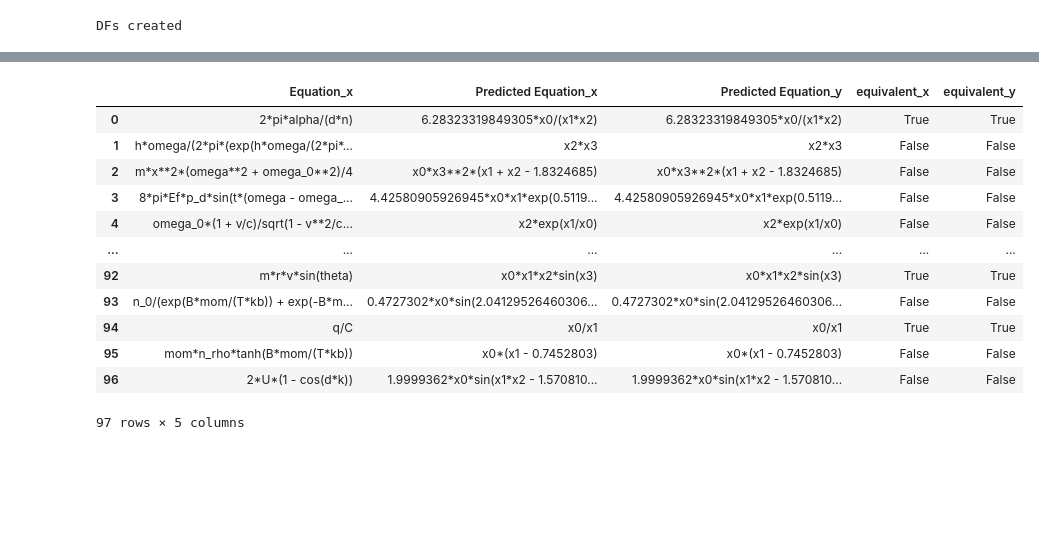
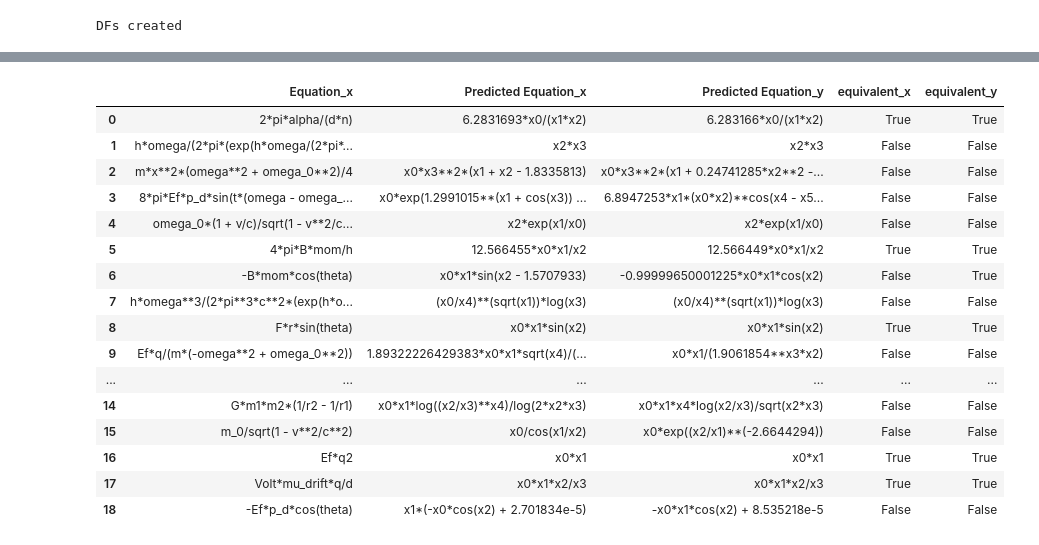
Before and after one commit to Hasith2005/final-project, a Jupyter notebook: feynman.ipynb, the cells around one changed output, grey strips where cells are left out. Saved outputs shown, nothing was run; the diff lists cells and outputs as text; code cells hidden in the pictures; blank space fills up the shorter version.

```diff
--- a/feynman.ipynb
+++ b/feynman.ipynb
@@ -471,22 +554,26 @@ df_merged.to_csv('llm_unguided_results_20_eqs')
 # previous run: 9 correct equations predicted out of 20 (ran in 30 minutes) - LLM aided
 # current run: 8 correct equations predicted out of 20 (ran in 7 minutes)
 # %%
-df_guided = pd.read_csv('llm_guided_results_97_eqs')
-df_unguided = pd.read_csv('llm_unguided_results_97_eqs')
+df_guided = pd.read_csv('llm_guided_results_20_eqs')
+df_unguided = pd.read_csv('llm_unguided_results_20_eqs')
 df_guided.set_index('Filename')
 df_unguided.set_index('Filename')
 df_guided.merge(df_unguided,on='Filename')[['Equation_x','Predicted Equation_x', 'Predicted Equation_y','equivalent_x','equivalent_y']]
 # %% [output]
 |  | Equation_x | Predicted Equation_x | Predicted Equation_y | equivalent_x | equivalent_y |
-| 0 | 2*pi*alpha/(d*n) | 6.28323319849305*x0/(x1*x2) | 6.28323319849305*x0/(x1*x2) | True | True |
+| 0 | 2*pi*alpha/(d*n) | 6.2831693*x0/(x1*x2) | 6.283166*x0/(x1*x2) | True | True |
 | 1 | h*omega/(2*pi*(exp(h*omega/(2*pi*... | x2*x3 | x2*x3 | False | False |
-| 2 | m*x**2*(omega**2 + omega_0**2)/4 | x0*x3**2*(x1 + x2 - 1.8324685) | x0*x3**2*(x1 + x2 - 1.8324685) | False | False |
-| 3 | 8*pi*Ef*p_d*sin(t*(omega - omega_... | 4.42580905926945*x0*x1*exp(0.5119... | 4.42580905926945*x0*x1*exp(0.5119... | False | False |
+| 2 | m*x**2*(omega**2 + omega_0**2)/4 | x0*x3**2*(x1 + x2 - 1.8335813) | x0*x3**2*(x1 + 0.24741285*x2**2 -... | False | False |
+| 3 | 8*pi*Ef*p_d*sin(t*(omega - omega_... | x0*exp(1.2991015**(x1 + cos(x3)) ... | 6.8947253*x1*(x0*x2)**cos(x4 - x5... | False | False |
 | 4 | omega_0*(1 + v/c)/sqrt(1 - v**2/c... | x2*exp(x1/x0) | x2*exp(x1/x0) | False | False |
+| 5 | 4*pi*B*mom/h | 12.566455*x0*x1/x2 | 12.566449*x0*x1/x2 | True | True |
+| 6 | -B*mom*cos(theta) | x0*x1*sin(x2 - 1.5707933) | -0.99999650001225*x0*x1*cos(x2) | False | True |
+| 7 | h*omega**3/(2*pi**3*c**2*(exp(h*o... | (x0/x4)**(sqrt(x1))*log(x3) | (x0/x4)**(sqrt(x1))*log(x3) | False | False |
+| 8 | F*r*sin(theta) | x0*x1*sin(x2) | x0*x1*sin(x2) | True | True |
+| 9 | Ef*q/(m*(-omega**2 + omega_0**2)) | 1.89322226429383*x0*x1*sqrt(x4)/(... | x0*x1/(1.9061854**x3*x2) | False | False |
 | ... | ... | ... | ... | ... | ... |
-| 92 | m*r*v*sin(theta) | x0*x1*x2*sin(x3) | x0*x1*x2*sin(x3) | True | True |
-| 93 | n_0/(exp(B*mom/(T*kb)) + exp(-B*m... | 0.4727302*x0*sin(2.04129526460306... | 0.4727302*x0*sin(2.04129526460306... | False | False |
-| 94 | q/C | x0/x1 | x0/x1 | True | True |
-| 95 | mom*n_rho*tanh(B*mom/(T*kb)) | x0*(x1 - 0.7452803) | x0*(x1 - 0.7452803) | False | False |
-| 96 | 2*U*(1 - cos(d*k)) | 1.9999362*x0*sin(x1*x2 - 1.570810... | 1.9999362*x0*sin(x1*x2 - 1.570810... | False | False |
+| 14 | G*m1*m2*(1/r2 - 1/r1) | x0*x1*log((x2/x3)**x4)/log(2*x2*x3) | x0*x1*x4*log(x2/x3)/sqrt(x2*x3) | False | False |
+| 15 | m_0/sqrt(1 - v**2/c**2) | x0/cos(x1/x2) | x0*exp((x2/x1)**(-2.6644294)) | False | False |
+| 16 | Ef*q2 | x0*x1 | x0*x1 | True | True |
+| 17 | Volt*mu_drift*q/d | x0*x1*x2/x3 | x0*x1*x2/x3 | True | True |
+| 18 | -Ef*p_d*cos(theta) | x1*(-x0*cos(x2) + 2.701834e-5) | -x0*x1*cos(x2) + 8.535218e-5 | False | False |
-97 rows × 5 columns
```
Also changed, not shown: parts of 7 cells of this notebook, 36 other files.
